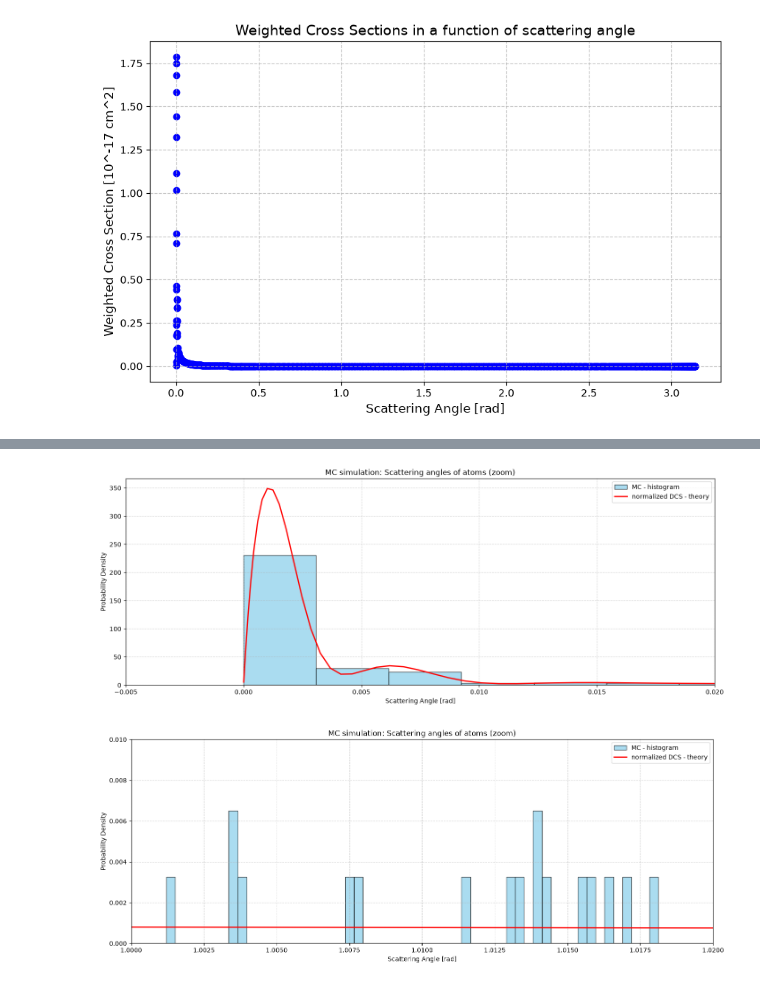
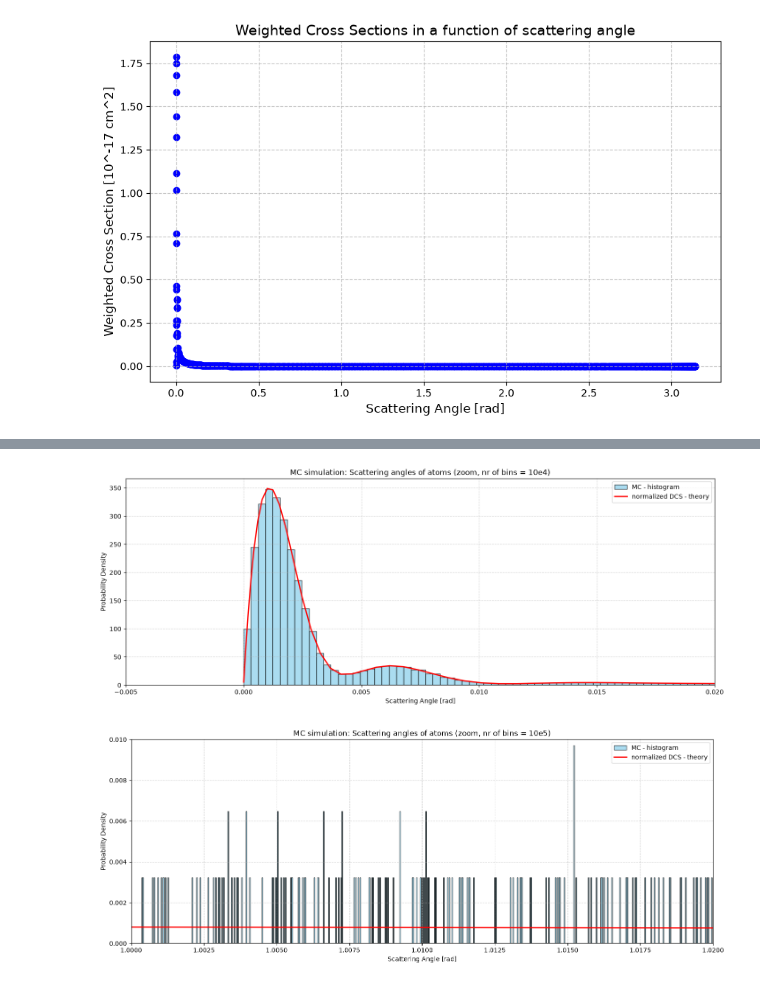
Before and after one commit to za-bielecka/cross-section-of-neutral-atom-collisions, a Jupyter notebook: monte_carlo1_save.ipynb, the cells around one changed output, grey strips where cells are left out. Saved outputs shown, nothing was run; the diff lists cells and outputs as text; code cells hidden in the pictures.

```diff
--- a/monte_carlo1_save.ipynb
+++ b/monte_carlo1_save.ipynb
@@ -385,7 +465,7 @@ physical_boundaries = np.concatenate((left_boundary, inner_boundaries, right_bou
 physical_boundaries[physical_boundaries < 0] = 0
 
 # monte carlo
-N_0 = 1000000000 # number of collisions
+N_0 = 10000000 # 10e7
 
 print(f"start of simulation for {N_0} particles...")
 
@@ -398,40 +478,4 @@ atoms_right_boundaries = physical_boundaries[drawed_indexes + 1]
 
 drawed_continous_angles = np.random.uniform(low=atoms_left_boundaries, high=atoms_right_boundaries)
 print("simulation done")
-
-
-
-
-plt.figure(figsize=(17, 6))
-
-plt.hist(drawed_continous_angles, bins=10000, density=True,
-         color='skyblue', edgecolor='black', alpha=0.7,
-         label='Symulacja (Fizyczna siatka)')
-
-theoretical_curve = df['Probability'] / df['Weight']
-
-plt.plot(df['Angle'], theoretical_curve, color='red', linewidth=2, label='normalized DCS - theory')
-
-plt.title('MC simulation: Scattering angles of atoms')
-plt.xlabel('Scattering Angle [rad]')
-plt.xlim(-0.1, 3.2)  # Zakres osi X od 0 do 3.14 radianów (0 do 180 stopni)
-plt.ylabel('Probability Density')
-#plt.legend()
-plt.grid(True, linestyle='--', alpha=0.5)
-
-##################
-
-plt.figure(figsize=(17, 6))
-
-plt.hist(drawed_continous_angles, bins=10000, density=True, color='skyblue', edgecolor='black', alpha=0.7, label='MC - histogram')
-plt.plot(df['Angle'], theoretical_curve, color='red', linewidth=2, label='normalized DCS - theory')
-
-plt.title('MC simulation: Scattering angles of atoms (zoom)')
-plt.xlabel('Scattering Angle [rad]')
-plt.xlim(-0.005, 0.02)
-plt.ylabel('Probability Density')
-plt.legend()
-plt.grid(True, linestyle='--', alpha=0.5)
-
-plt.show()
 # %% [output]
@@ -439,10 +519,10 @@ start of simulation for 1000000000 particles...
 # %%
 plt.figure(figsize=(17, 6))
 
-plt.hist(drawed_continous_angles, bins=100000, density=True, color='skyblue', edgecolor='black', alpha=0.7, label='MC - histogram')
+plt.hist(drawed_continous_angles, bins=10000, density=True, color='skyblue', edgecolor='black', alpha=0.7, label='MC - histogram')
 plt.plot(df['Angle'], theoretical_curve, color='red', linewidth=2, label='normalized DCS - theory')
 
-plt.title('MC simulation: Scattering angles of atoms (zoom)')
+plt.title('MC simulation: Scattering angles of atoms (zoom, nr of bins = 10e4)')
 plt.xlabel('Scattering Angle [rad]')
 plt.xlim(-0.005, 0.02)
 plt.ylabel('Probability Density')
@@ -451,21 +531,21 @@ plt.grid(True, linestyle='--', alpha=0.5)
 
 plt.show()
 # %% [output]
-[figure, old version]
+[figure, new version]
 # %%
 plt.figure(figsize=(17, 6))
 
-plt.hist(drawed_continous_angles, bins=10000, density=True, color='skyblue', edgecolor='black', alpha=0.7, label='MC - histogram')
+plt.hist(drawed_continous_angles, bins=100000, density=True, color='skyblue', edgecolor='black', alpha=0.7, label='MC - histogram')
 plt.plot(df['Angle'], theoretical_curve, color='red', linewidth=2, label='normalized DCS - theory')
 
-plt.title('MC simulation: Scattering angles of atoms (zoom)')
+plt.title('MC simulation: Scattering angles of atoms (zoom, nr of bins = 10e5)')
 plt.xlabel('Scattering Angle [rad]')
 plt.xlim(1, 1.02)
 plt.ylabel('Probability Density')
 plt.ylim(0,0.01)
 plt.legend()
 plt.grid(True, linestyle='--', alpha=0.5)
 
 plt.show()
 # %% [output]
-[figure, old version]
+[figure, new version]
```
Also changed, not shown: parts of 10 cells of this notebook.
